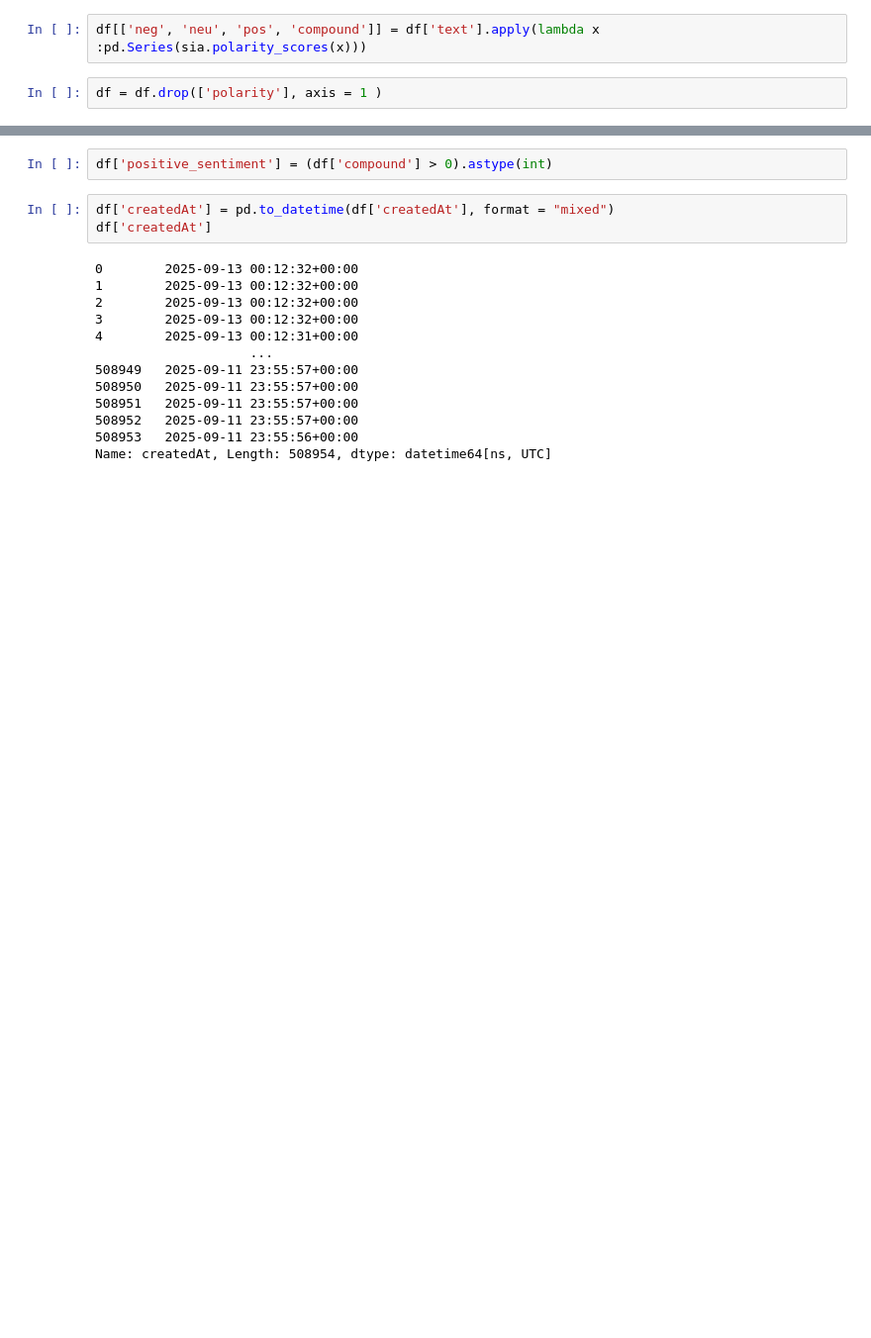
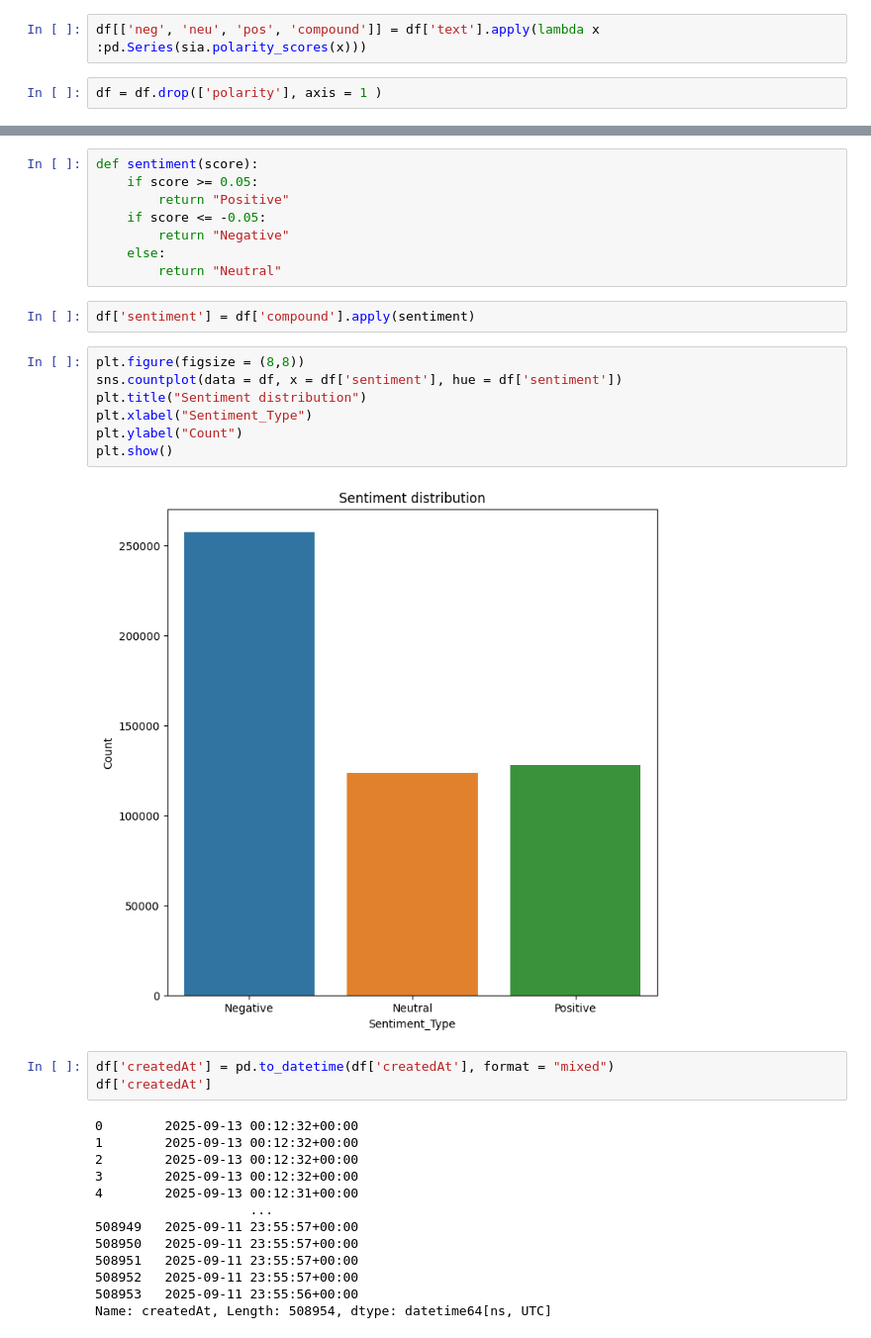
Before and after one commit to lonelyalpaca2003/sentiment_analysis_charlie_kirk-, a Jupyter notebook: notebooks/eda.ipynb, the cells around one changed output, grey strips where cells are left out. Shown: that part at 99% size. Saved outputs shown, nothing was run; the diff lists cells and outputs as text; blank space fills up the shorter version.

```diff
--- a/notebooks/eda.ipynb
+++ b/notebooks/eda.ipynb
@@ -116,5 +130,22 @@ df
-# %%
-df['positive_sentiment'] = (df['compound'] > 0).astype(int)
+# %%
+def sentiment(score):
+    if score >= 0.05:
+        return "Positive"
+    if score <= -0.05:
+        return "Negative"
+    else:
+        return "Neutral"
+# %%
+df['sentiment'] = df['compound'].apply(sentiment)
+# %%
+plt.figure(figsize = (8,8))
+sns.countplot(data = df, x = df['sentiment'], hue = df['sentiment'])
+plt.title("Sentiment distribution")
+plt.xlabel("Sentiment_Type")
+plt.ylabel("Count")
+plt.show()
+# %% [output]
+[figure, added]
 # %%
 df['createdAt'] = pd.to_datetime(df['createdAt'], format = "mixed")
 df['createdAt']
```
Also changed, not shown: parts of 5 cells of this notebook.
